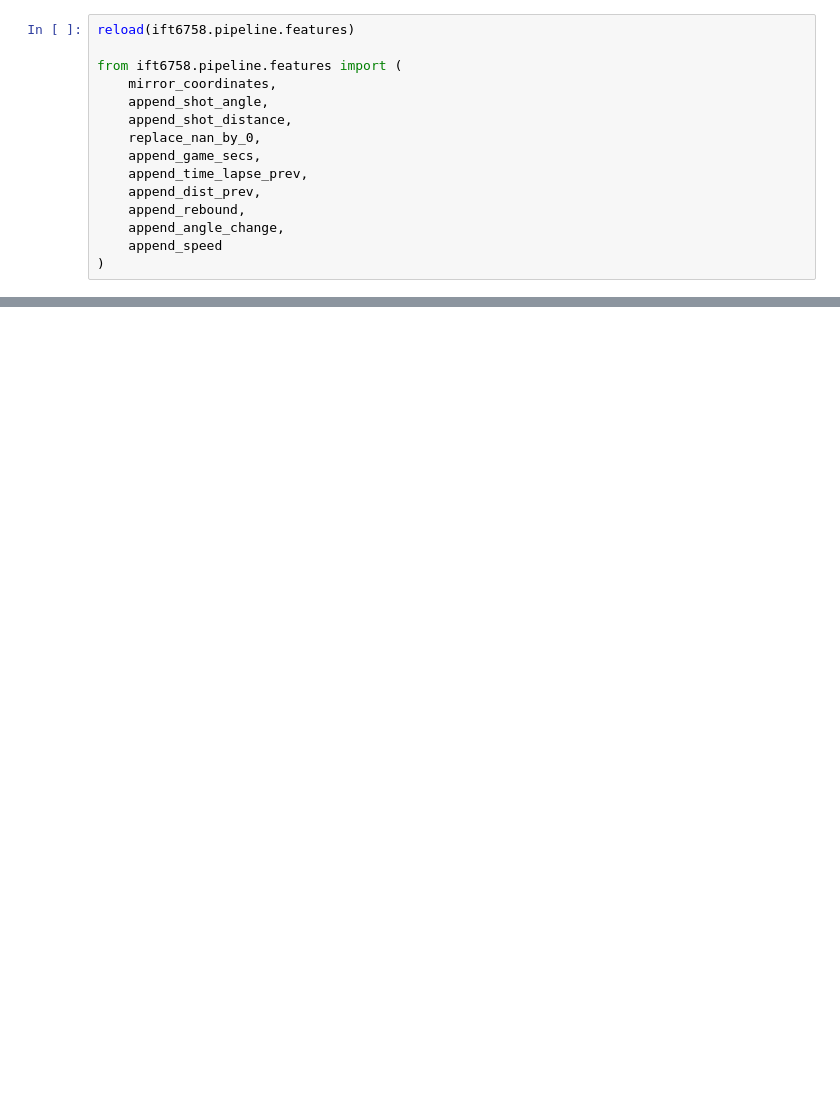
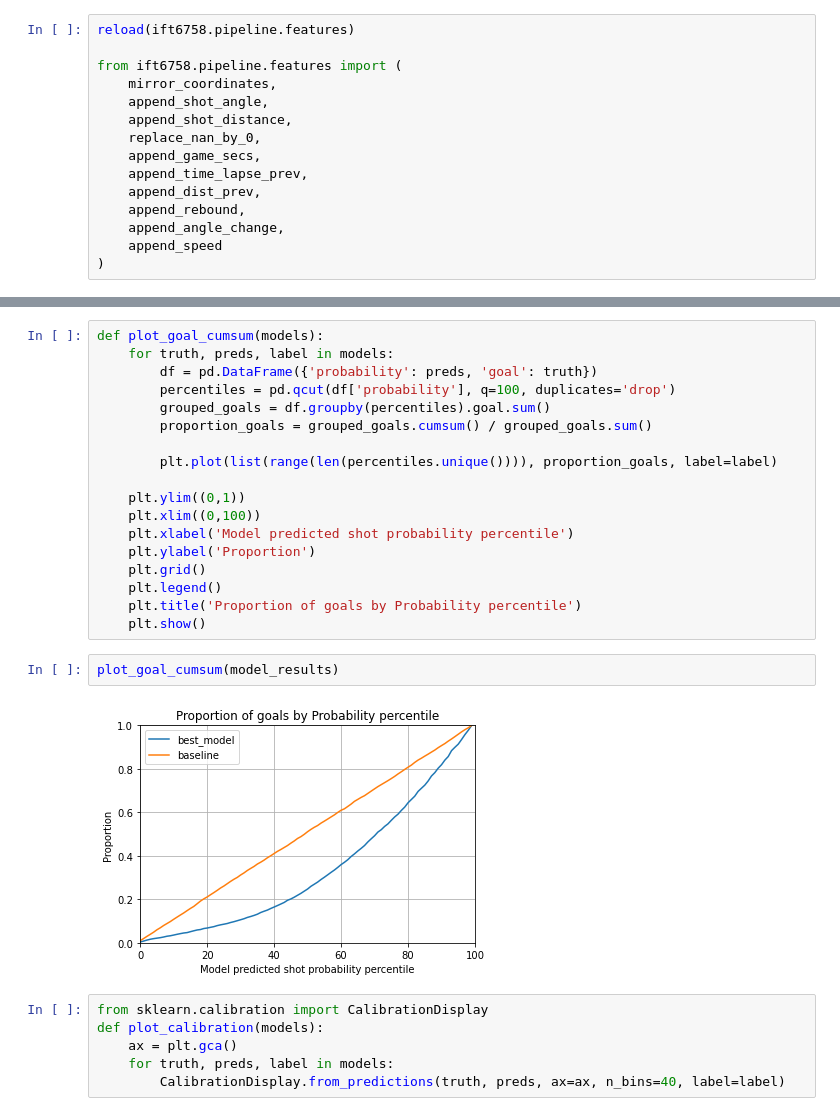
Before and after one commit to williamGlazer/IFT6758, a Jupyter notebook: notebooks/6.experiment_demo.ipynb, the cells around one changed output, grey strips where cells are left out. Cells and saved outputs as stored; diff of their text form; blank space fills up the shorter version.

```diff
--- a/notebooks/6.experiment_demo.ipynb
+++ b/notebooks/6.experiment_demo.ipynb
@@ -103,0 +177,28 @@ str(pipeline.grid.best_estimator_)
+# %%
+def plot_goal_cumsum(models):
+    for truth, preds, label in models:
+        df = pd.DataFrame({'probability': preds, 'goal': truth})
+        percentiles = pd.qcut(df['probability'], q=100, duplicates='drop')
+        grouped_goals = df.groupby(percentiles).goal.sum()
+        proportion_goals = grouped_goals.cumsum() / grouped_goals.sum()
+
+        plt.plot(list(range(len(percentiles.unique()))), proportion_goals, label=label)
+
+    plt.ylim((0,1))
+    plt.xlim((0,100))
+    plt.xlabel('Model predicted shot probability percentile')
+    plt.ylabel('Proportion')
+    plt.grid()
+    plt.legend()
+    plt.title('Proportion of goals by Probability percentile')
+    plt.show()
+# %%
+plot_goal_cumsum(model_results)
+# %% [output]
+[figure, added]
+# %%
+from sklearn.calibration import CalibrationDisplay
+def plot_calibration(models):
+    ax = plt.gca()
+    for truth, preds, label in models:
+        CalibrationDisplay.from_predictions(truth, preds, ax=ax, n_bins=40, label=label)
```
Also changed, not shown: parts of 25 cells of this notebook, 1 other file.
